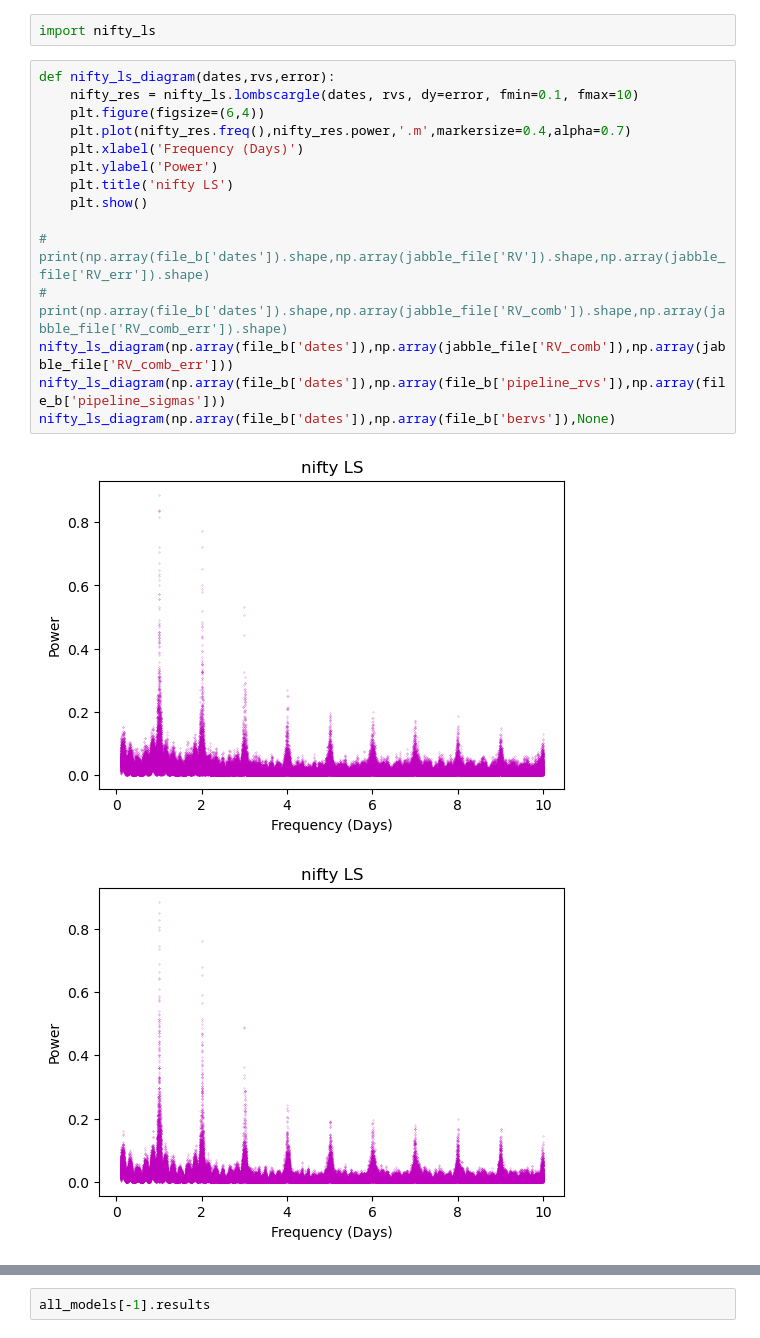
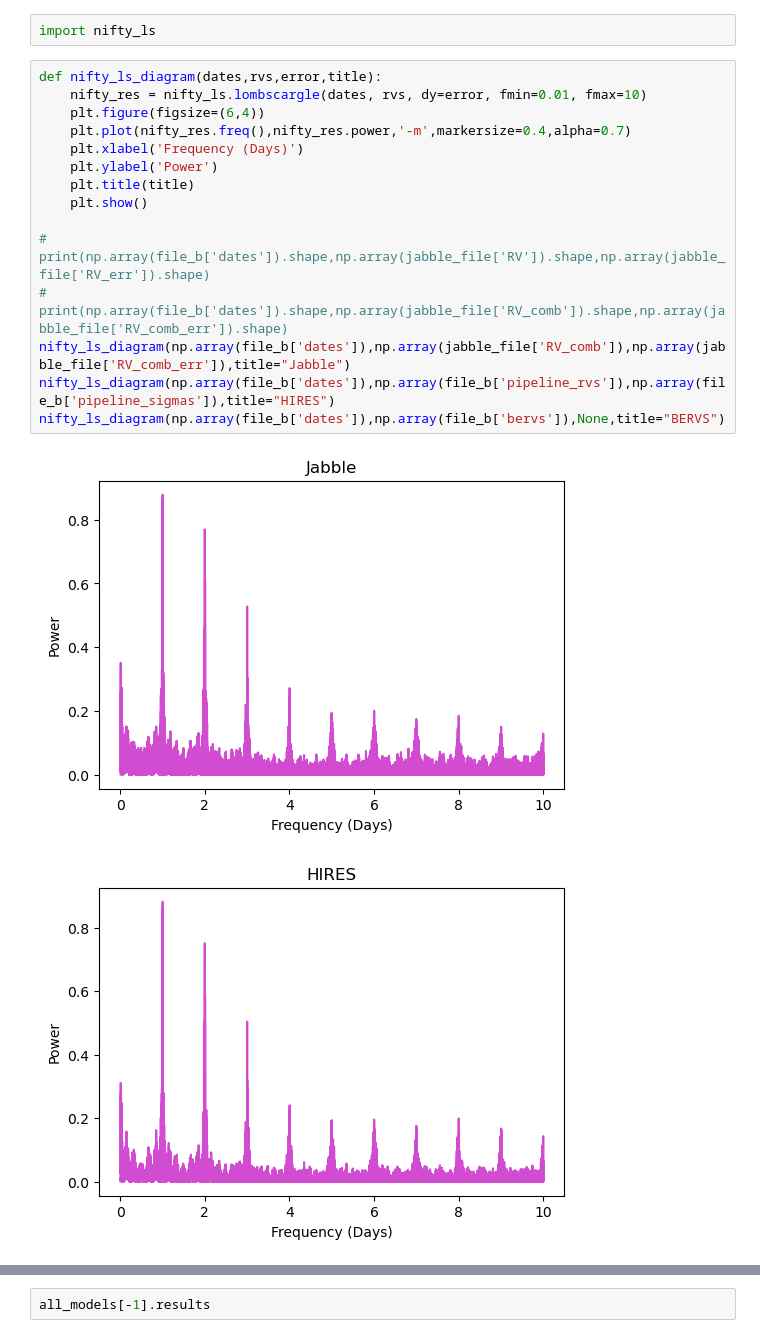
Before and after one commit to mdd423/wobble_jax, a Jupyter notebook: notebooks/02-51peg.ipynb, the cells around one changed output, grey strips where cells are left out. Saved outputs shown, nothing was run; the diff lists cells and outputs as text.

```diff
--- a/notebooks/02-51peg.ipynb
+++ b/notebooks/02-51peg.ipynb
@@ -1014,20 +1000,20 @@ rv_all_order_harps_plot(np.array(file_b['dates']),np.array(jabble_file['RV']),np
 # %%
 import nifty_ls
 # %%
-def nifty_ls_diagram(dates,rvs,error):
-    nifty_res = nifty_ls.lombscargle(dates, rvs, dy=error, fmin=0.1, fmax=10)
+def nifty_ls_diagram(dates,rvs,error,title):
+    nifty_res = nifty_ls.lombscargle(dates, rvs, dy=error, fmin=0.01, fmax=10)
     plt.figure(figsize=(6,4))
-    plt.plot(nifty_res.freq(),nifty_res.power,'.m',markersize=0.4,alpha=0.7)
+    plt.plot(nifty_res.freq(),nifty_res.power,'-m',markersize=0.4,alpha=0.7)
     plt.xlabel('Frequency (Days)')
     plt.ylabel('Power')
-    plt.title('nifty LS')
+    plt.title(title)
     plt.show()
 
 # print(np.array(file_b['dates']).shape,np.array(jabble_file['RV']).shape,np.array(jabble_file['RV_err']).shape)
 # print(np.array(file_b['dates']).shape,np.array(jabble_file['RV_comb']).shape,np.array(jabble_file['RV_comb_err']).shape)
-nifty_ls_diagram(np.array(file_b['dates']),np.array(jabble_file['RV_comb']),np.array(jabble_file['RV_comb_err']))
-nifty_ls_diagram(np.array(file_b['dates']),np.array(file_b['pipeline_rvs']),np.array(file_b['pipeline_sigmas']))
-nifty_ls_diagram(np.array(file_b['dates']),np.array(file_b['bervs']),None)
+nifty_ls_diagram(np.array(file_b['dates']),np.array(jabble_file['RV_comb']),np.array(jabble_file['RV_comb_err']),title="Jabble")
+nifty_ls_diagram(np.array(file_b['dates']),np.array(file_b['pipeline_rvs']),np.array(file_b['pipeline_sigmas']),title="HIRES")
+nifty_ls_diagram(np.array(file_b['dates']),np.array(file_b['bervs']),None,title="BERVS")
 # %% [output]
-[figure, old version]
+[figure, new version]
-[figure, old version]
+[figure, new version]
```
Also changed, not shown: parts of 7 cells of this notebook.
